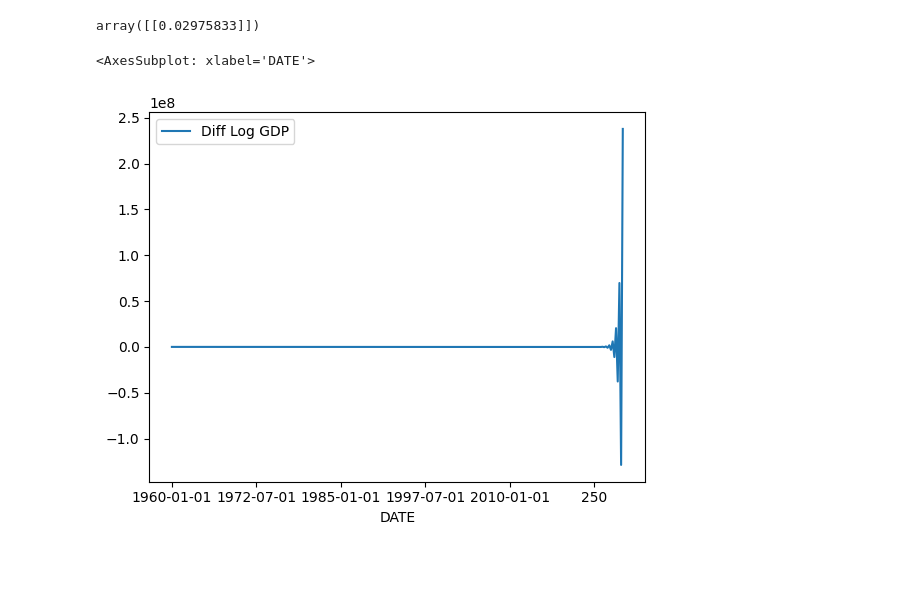
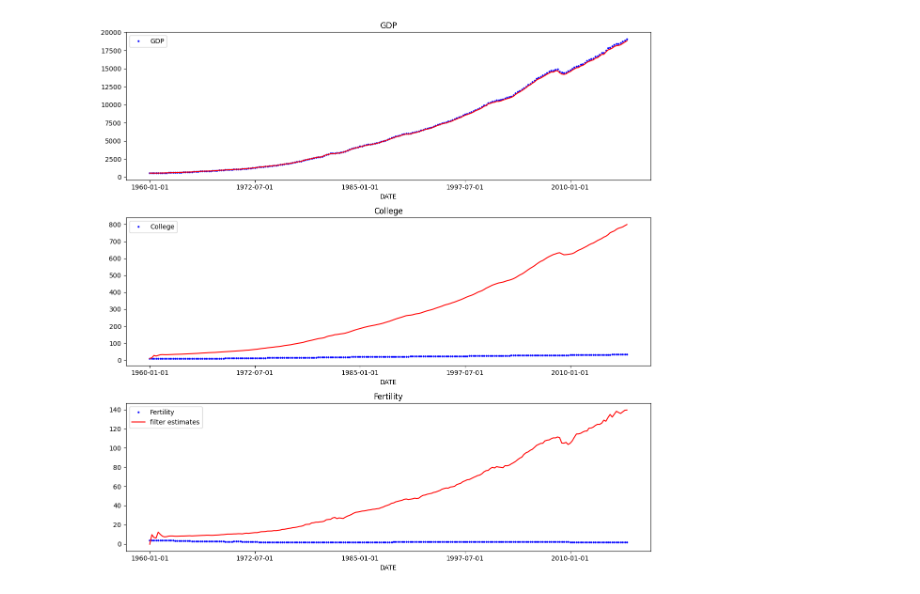
Before and after one commit to addmelo/ACME, a Jupyter notebook: KalmanTests.ipynb, the cells around one changed output. Drawn from its saved outputs; the diff is of its cells as text; code cells hidden in the pictures; blank space fills up the shorter version.

Commit message:
Did some more Kalman Experiments

```diff
--- a/KalmanTests.ipynb
+++ b/KalmanTests.ipynb
@@ -6,11 +7,12 @@ import datetime
 # %%
+# Data cleaning
 df = pd.read_csv("Cleaned Datasets/US_Full_Quarterly.csv")
 df["Log GDP"] = np.log(df["GDP"])
 df['Diff Log GDP'] = df['Log GDP'] - df['Log GDP'].shift(1)
 df.set_index("DATE", drop=True, inplace=True)
-variables = ['Diff Log GDP', 'College','Fertility']
-df_var = df[variables]
-df_var.dropna(inplace=True)
-df_var = df_var[df_var.index <= "2017"]
-df_var
+#variables = ['GDP', 'College','Fertility']
+#df = df[variables]
+df.dropna(inplace=True)
+df = df[df.index <= "2017"]
+df
 # %% [output]
@@ -81,2 +76,0 @@ def Kalman(dimensionSearch=10):
-# %%
-optimalModel, x, F, H = Kalman()
@@ -149,21 +76,0 @@ def Kalman1d(dimension=1):
-# %%
-f, x, F, H = Kalman1d()
-# %% [output]
-array([[0.02975833]])
-# %%
-def KalmanPredict1d(optimalModel, df, yearsToPredict=10): # TODO: Obviously, there are some big problems with prediction right now. The values blow up.
-    out = df.copy()
-    x0 = x.copy()
-
-    for i in range(yearsToPredict * 4):
-        x1 = F@x0
-        out.loc[len(out.index)] = H@(x1[0])
-
-        x0 = x1.copy()
-    return out
-
-df1dPredict = KalmanPredict1d(f, df_var[['Diff Log GDP']])
-df1dPredict.plot(y="Diff Log GDP")
-# %% [output]
-<AxesSubplot: xlabel='DATE'>
-[figure, removed]
@@ -169,0 +106,42 @@ df1dPredict.plot(y="Diff Log GDP")
+# %%
+def KalmanFilterTrainAndGraph(df, y="GDP", stepsForward=0, dimensionSearch=10):
+    # Format the data
+    data = df.copy()
+    data = data[[y, 'College', 'Fertility']]
+
+    # Train the model, calculate the optimal dimension and parameters
+    d, x, F, H = KalmanTrain(data)
+
+
+    f = KalmanFilter(dim_x=d, dim_z=len(data.columns))
+    f.x = np.random.normal(size=(d,1))
+    f.F = F.copy()
+    f.H = H.copy()
+
+    xhat, Ps, z_predicts = predict(f, data.to_numpy(), stepsForward)
+
+    # Plot the results
+    fig, axs = plt.subplots(3,1,figsize=(12,12))
+
+    data[[y]].plot(ax=axs[0], color='b', marker='o', label="Original Data", markersize=2, linestyle='none')
+    axs[0].plot(np.arange(z_predicts[:,0].size), z_predicts[:,0], label='filter estimates', color="r")
+    axs[0].set_title(y)
+
+
+    data[['College']].plot(ax=axs[1], color='b', marker='o', label="Original Data", markersize=2, linestyle='none')
+    axs[1].plot(np.arange(z_predicts[:,1].size), z_predicts[:,1], label='filter estimates', color="r")
+    axs[1].set_title("College")
+
+    data[['Fertility']].plot(ax=axs[2], color='b', marker='o', label="Original Data", markersize=2, linestyle='none')
+    axs[2].plot(np.arange(z_predicts[:,2].size), z_predicts[:,2], label='filter estimates', color="r")
+    axs[2].set_title("Fertility")
+
+    plt.legend()
+    plt.tight_layout()
+    plt.show()
+
+    return None
+
+KalmanFilterTrainAndGraph(df)
+# %% [output]
+[figure, added]
```
Also changed, not shown: parts of 7 cells of this notebook.
